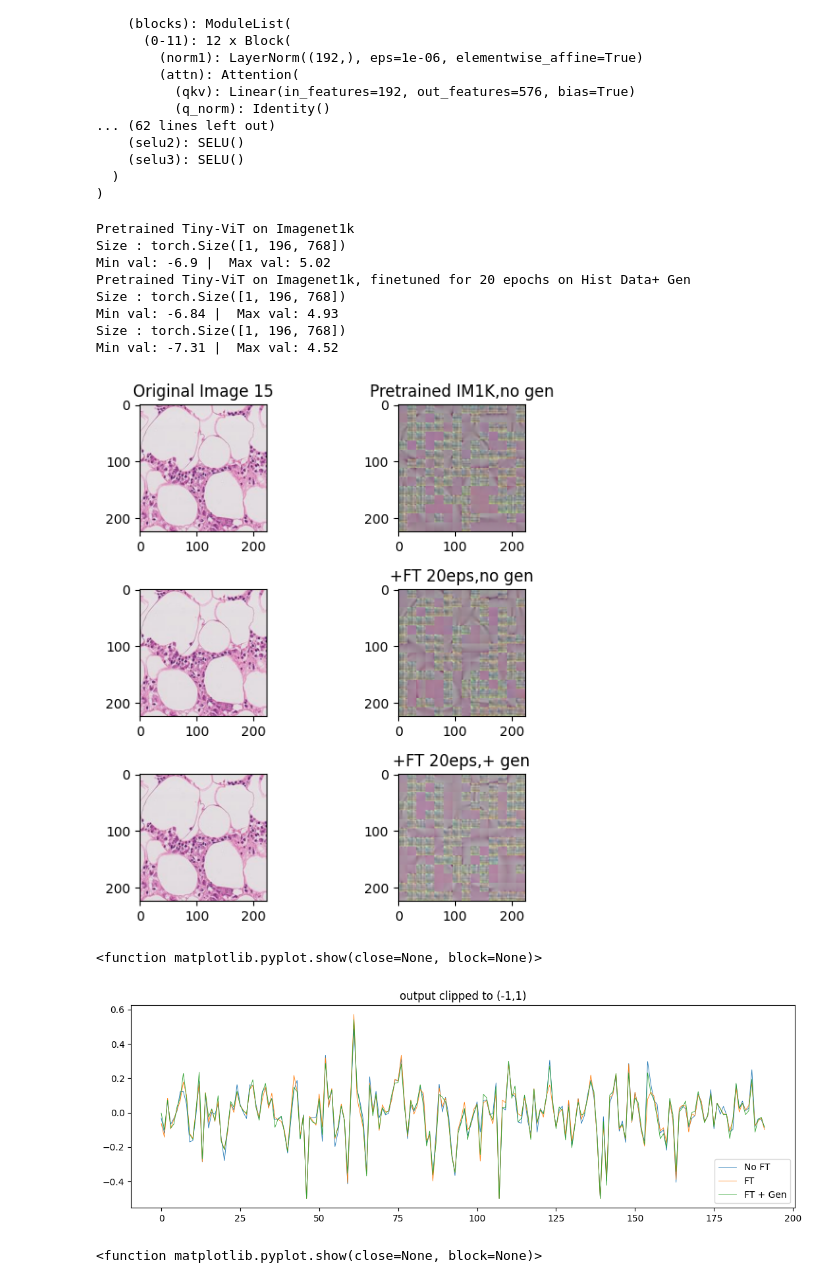
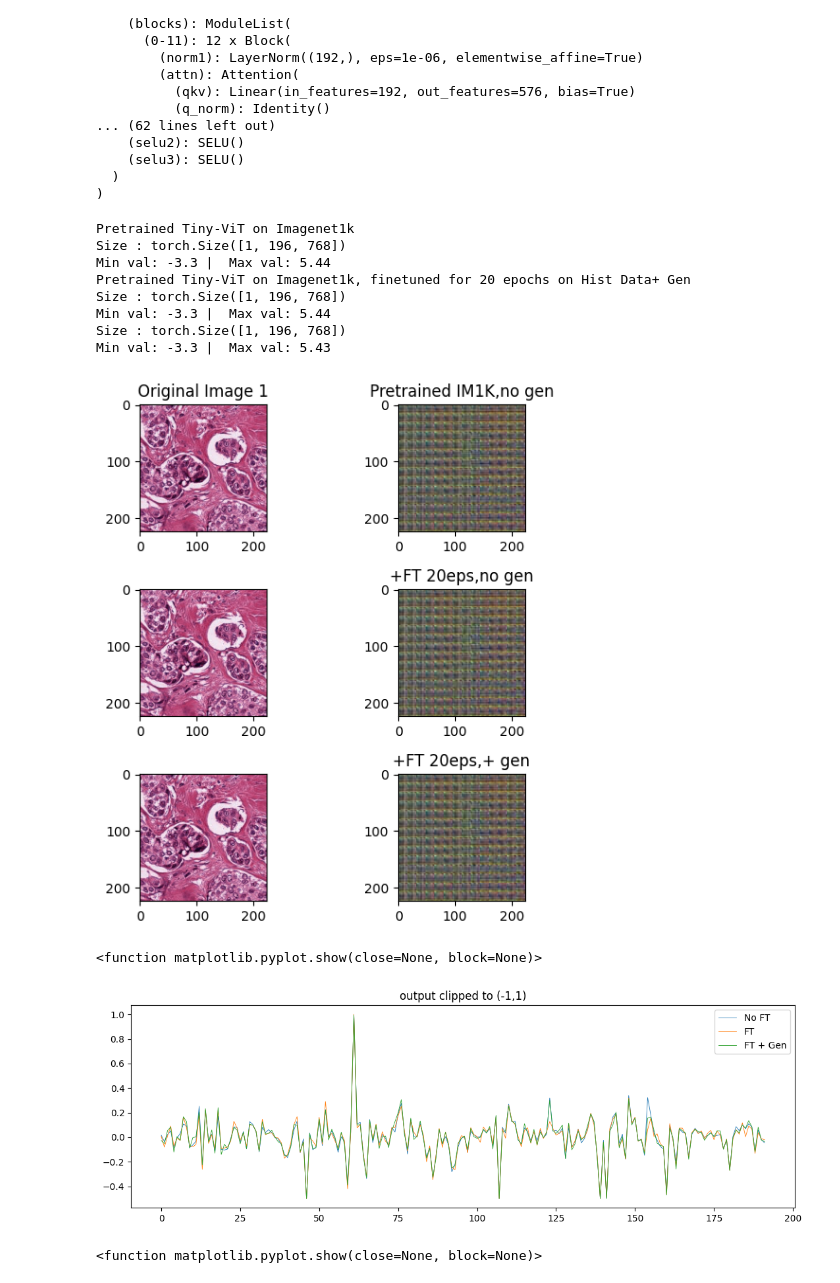
Before and after one commit to SeibelT/multimodal_survival_prediction, a Jupyter notebook: Encoding_Explained.ipynb, the cells around one changed output. Cells and saved outputs as stored; diff of their text form; code cells hidden in the pictures.

```diff
--- a/Encoding_Explained.ipynb
+++ b/Encoding_Explained.ipynb
@@ -335,7 +297,7 @@ img = transforms.ToTensor()(img)
 
 img.size()
 # %%
-from datasets.Tile_Dataset import TileDataset
+from datasets.Tile_DS import TileDataset
 from torchvision import transforms
 transform_train =  transforms.Compose([transforms.ToTensor(),
                                                     transforms.Normalize(mean=(0.5,0.5,0.5),std=(0.5,0.5,0.5)),
@@ -344,8 +306,8 @@ transform_train =  transforms.Compose([transforms.ToTensor(),
                                                     ]
                                                    )
 
-df_path_train = "/nodes/bevog/work4/seibel/PORPOISE/datasets_csv/tcga_brca__4bins_trainsplit.csv"
-tile_df_path = "/nodes/bevog/work4/seibel/multimodal_survival_prediction/datasets/DF_TCGA-BRCA-TIILES-NORM.csv"
+df_path_train = "/nodes/bevog/work4/seibel/data/tile_encoder_dataframes/tcga_brca__4bins_trainsplit.csv"
+tile_df_path = "/nodes/bevog/work4/seibel/data/tile_encoder_dataframes/DF_TCGA-BRCA-TIILES-NORM.csv"
 trainmode="train"
 image_label_dataset = TileDataset(df_path_train,tile_df_path,trainmode,transform=transform_train)
 # %% [markdown]
@@ -520,7 +496,7 @@ from torchvision import transforms
 import matplotlib.pyplot as plt
 
 f_trainslides = "/nodes/bevog/work4/seibel/data/tile_encoder_dataframes/tcga_brca__4bins_trainsplit.csv"
-f_foldertiles = "/nodes/bevog/work4/seibel/data/TCGA-BRCA-TILES/TCGA-3C-AALJ-01Z-00-DX1.777C0957-255A-42F0-9EEB-A3606BCF0C96"
+f_foldertiles = "/globalwork/seibel/TCGA-BRCA-TILES-NORM/TCGA-3C-AALJ-01Z-00-DX1.777C0957-255A-42F0-9EEB-A3606BCF0C96"
 f_trainset = "/nodes/bevog/work4/seibel/data/tile_encoder_dataframes/tcga_brca__4bins_trainsplit.csv"
 encode_gen = False
 ckpt_path =  "/nodes/bevog/work4/seibel/data/mae_tiny_400e.pth.tar" # for None -> random weights and masking = 1 -> output image should be ranodm noise
@@ -592,8 +568,8 @@ def plotter(mod,batch,maks_ratio,encode_gen=False):
     print(f"Min val: {round(output.min().item(),2)} |  Max val: {round(output.max().item(),2)}")
     return Image.open(tilepaths[i]),backtransform(output),featurevec
 # %%
-i = 15
-mask_ratio=0.5
+i = 1
+mask_ratio=0
 tile = transform(Image.open(tilepaths[i])).unsqueeze(0) #x
 coordinate = coords[i] # coords
 
@@ -602,37 +578,37 @@ gen_vec = torch.Tensor(df_genomics[df_genomics.slide_id==slide_id][df_genomics.k
 gen_empty = torch.rand(size=(1,0,192)) # y
 
 batch = [tile,gen_empty,coordinate]
 batch_w_gen = [tile,gen_vec,coordinate]
 
 
 print("Pretrained Tiny-ViT on Imagenet1k ")
 m1_raw,m1_out,out_mean1 = plotter(mod=model,batch=batch,maks_ratio=mask_ratio)
 print("Pretrained Tiny-ViT on Imagenet1k, finetuned for 20 epochs on Hist Data+ Gen")
 m2_raw,m2_out,out_mean2 = plotter(mod=model2,batch=batch,maks_ratio=mask_ratio)
 m3_raw,m3_out,out_mean3 = plotter(mod=model3,batch=batch_w_gen,maks_ratio=mask_ratio,encode_gen=True)
 
 fig, ax = plt.subplots(3,2,figsize=(6,6))
 ax[0,0].imshow(m1_raw)
 ax[0,1].imshow(m1_out)
 ax[1,0].imshow(m2_raw)
 ax[1,1].imshow(m2_out)
 ax[2,0].imshow(m3_raw)
 ax[2,1].imshow(m3_out)
 ax[0,0].set_title(f"Original Image {i}")
 ax[0,1].set_title(f"Pretrained IM1K,no gen")
 ax[1,1].set_title(f"+FT 20eps,no gen")
 ax[2,1].set_title(f"+FT 20eps,+ gen")
 fig.tight_layout()
 # %% [output]
 Pretrained Tiny-ViT on Imagenet1k
 Size : torch.Size([1, 196, 768])
-Min val: -6.9 |  Max val: 5.02
+Min val: -3.3 |  Max val: 5.44
 Pretrained Tiny-ViT on Imagenet1k, finetuned for 20 epochs on Hist Data+ Gen
 Size : torch.Size([1, 196, 768])
-Min val: -6.84 |  Max val: 4.93
+Min val: -3.3 |  Max val: 5.44
 Size : torch.Size([1, 196, 768])
-Min val: -7.31 |  Max val: 4.52
+Min val: -3.3 |  Max val: 5.43
-[figure, old version]
+[figure, new version]
 # %%
 plt.clf
 plt.figure(figsize=(13,4))
@@ -640,12 +616,12 @@ plt.title("output clipped to (-1,1)")
 plt.plot(out_mean1.squeeze().numpy(),linewidth=0.6,label="No FT")
 plt.plot(out_mean2.squeeze().numpy(),linewidth=0.6,label="FT")
 plt.plot(out_mean3.squeeze().numpy(),linewidth=0.6,label="FT + Gen")
-plt.legend(loc="lower right")
+plt.legend(loc="upper right")
 
 plt.show
 # %% [output]
 <function matplotlib.pyplot.show(close=None, block=None)>
-[figure, old version]
+[figure, new version]
 # %%
 plt.clf()
 plt.plot(model.model.mask_token.detach().squeeze().numpy())
```
Also changed, not shown: parts of 26 cells of this notebook, 4 other files.
